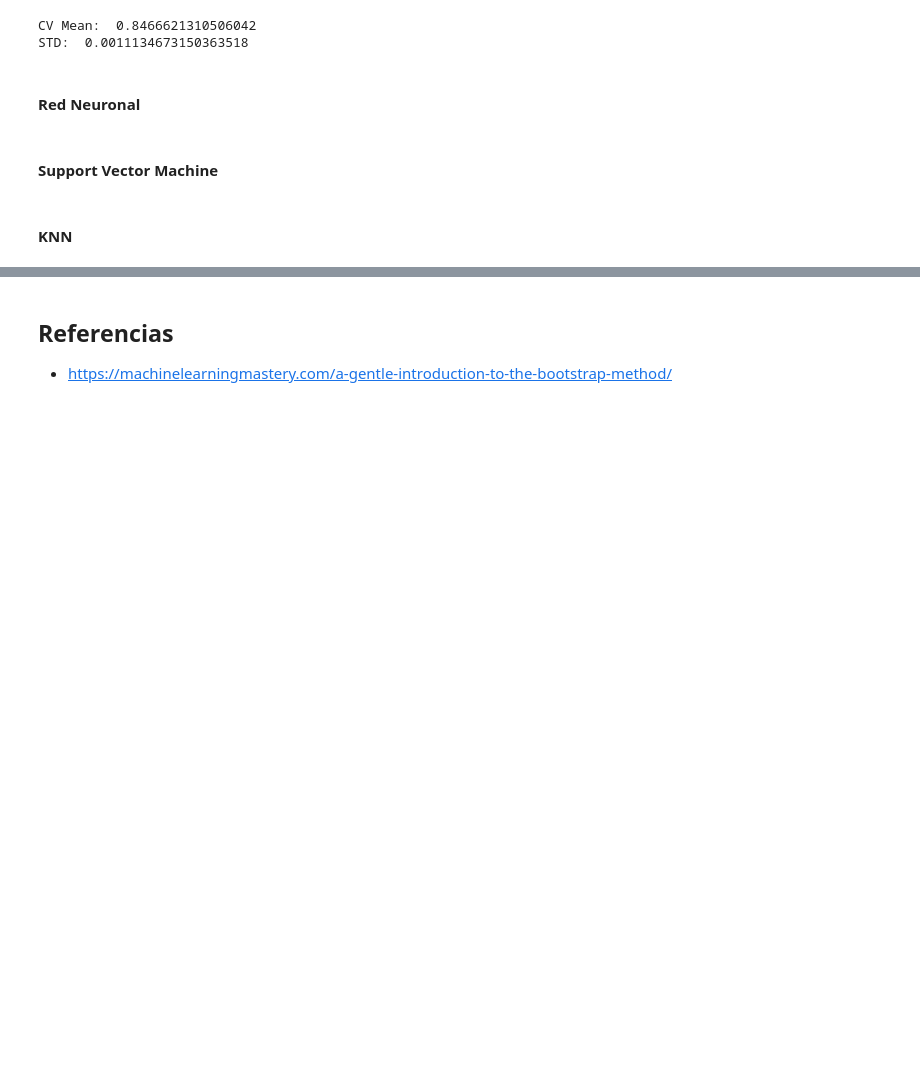
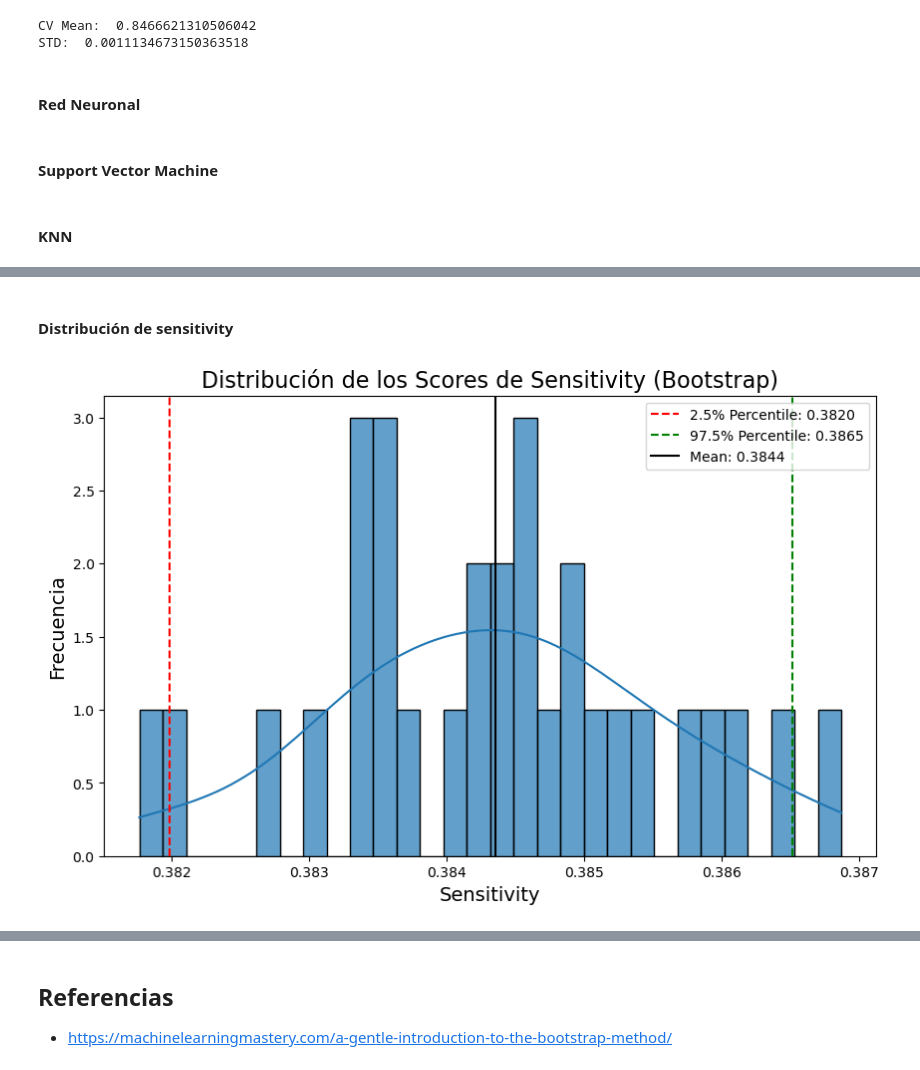
Before and after one commit to MonicaCabanas23/Clasificacion-y-Regresion-Lineal, a Jupyter notebook: Proyecto 3/data_splitting.ipynb, the cells around one changed output, grey strips where cells are left out. Saved outputs shown, nothing was run; the diff lists cells and outputs as text; code cells hidden in the pictures; blank space fills up the shorter version.

```diff
--- a/Proyecto 3/data_splitting.ipynb
+++ b/Proyecto 3/data_splitting.ipynb
@@ -273,0 +324,9 @@ graph_bootstrap_ci(accuracy_scores, lower_bound, upper_bound, mean_score=mean_sc
+# %% [markdown]
+#### Distribución de sensitivity
+# %%
+mean = ci_results['sensitivity']['mean']
+lower_bound = ci_results['sensitivity']['lower_bound']
+upper_bound = ci_results['sensitivity']['upper_bound']
+graph_bootstrap_ci(metrics_df['sensitivity'].values, lower_bound, upper_bound, mean, "Sensitivity")
+# %% [output]
+[figure, added]
```
Also changed, not shown: parts of 14 cells of this notebook.
